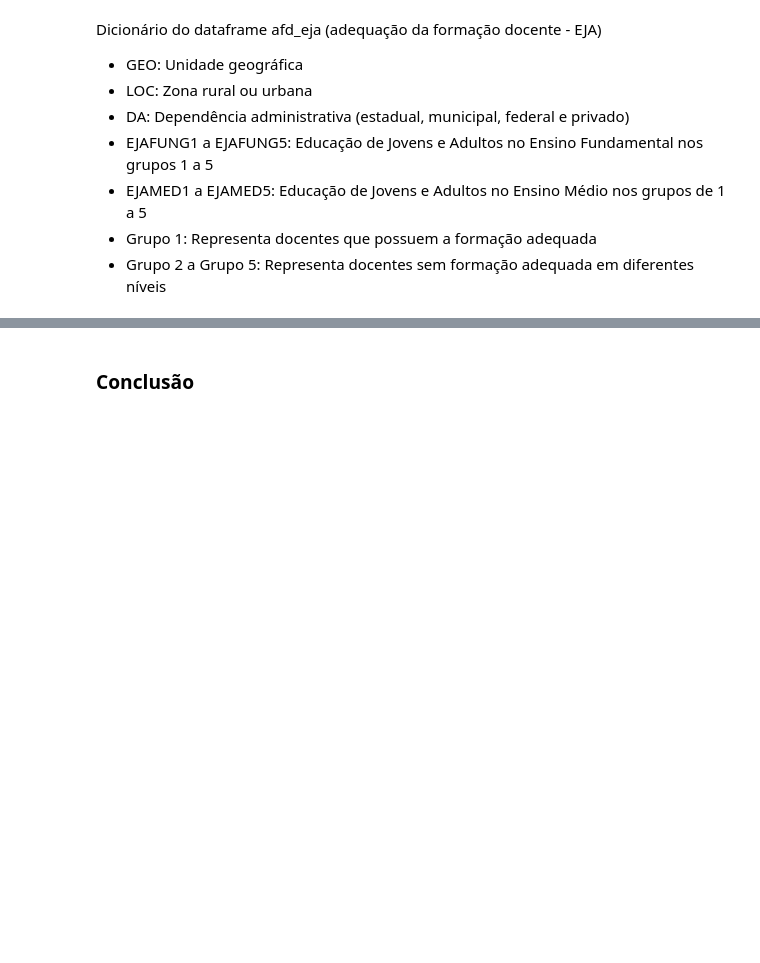
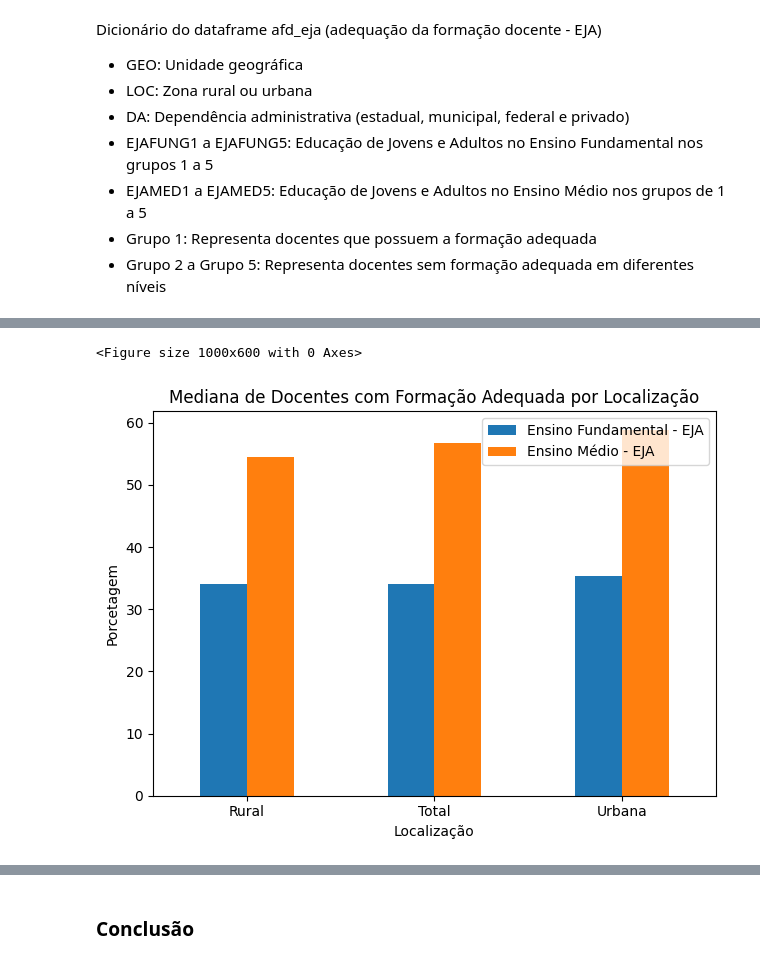
Before and after one commit to xavierruth/Compet-DS-ATV, a Jupyter notebook: dados-eja.ipynb, the cells around one changed output, grey strips where cells are left out. Drawn from its saved outputs; the diff is of its cells as text; code cells hidden in the pictures; blank space fills up the shorter version.

```diff
--- a/dados-eja.ipynb
+++ b/dados-eja.ipynb
@@ -585,0 +595,14 @@ Dicionário do dataframe afd_eja (adequação da formação docente - EJA)
+# %%
+# Comparação entre zona urbana e rural para o EJA no Ensino Fundamental e Ensino Médio
+plt.figure(figsize=(10, 6))
+afd_eja.groupby("LOC")[["EJAFUNG1", "EJAMED1"]].median().plot(kind="bar")
+plt.title("Mediana de Docentes com Formação Adequada por Localização")
+plt.ylabel("Porcetagem")
+plt.xlabel("Localização")
+plt.legend(["Ensino Fundamental - EJA", "Ensino Médio - EJA"])
+plt.xticks(rotation=0)
+plt.tight_layout()
+plt.show()
+# %% [output]
+<Figure size 1000x600 with 0 Axes>
+[figure, added]
```
Also changed, not shown: parts of 10 cells of this notebook, 2 other files.
